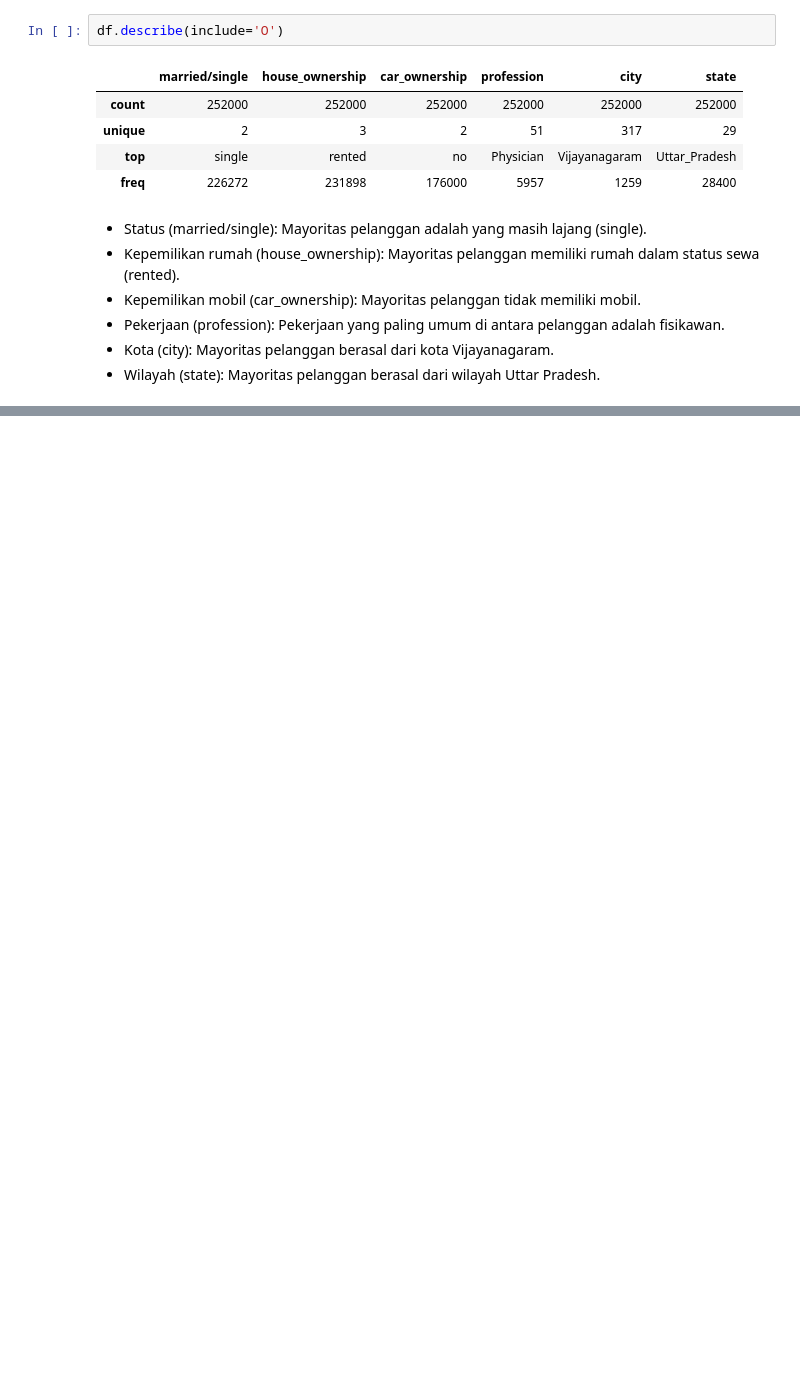
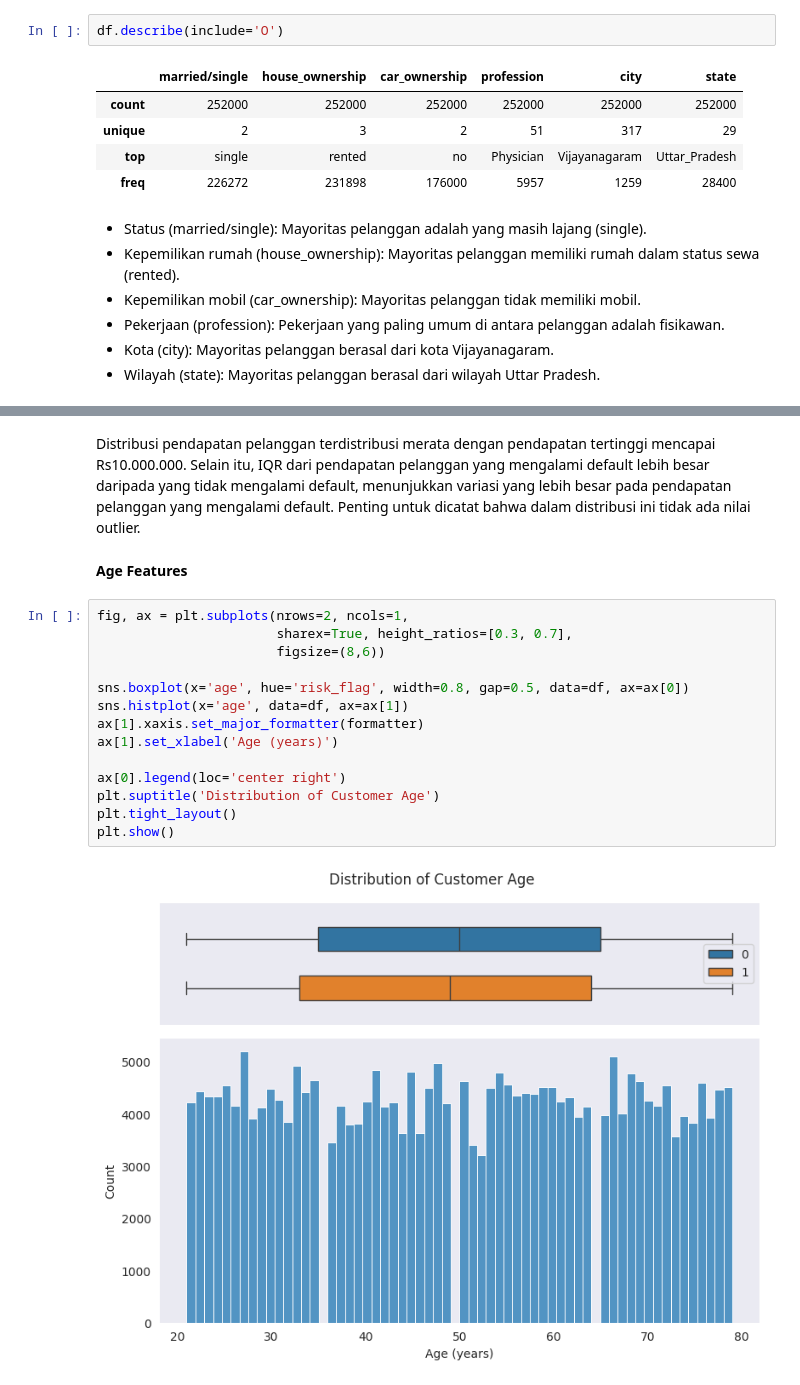
Before and after one commit to mfathul21/loan-prediction, a Jupyter notebook: Loan_Prediction_Based_on_Customers_Behaviour.ipynb, the cells around one changed output, grey strips where cells are left out. Saved outputs shown, nothing was run; the diff lists cells and outputs as text; blank space fills up the shorter version.

```diff
--- a/Loan_Prediction_Based_on_Customers_Behaviour.ipynb
+++ b/Loan_Prediction_Based_on_Customers_Behaviour.ipynb
@@ -308,0 +259,20 @@ plt.show()
+# %% [markdown]
+Distribusi pendapatan pelanggan terdistribusi merata dengan pendapatan tertinggi mencapai Rs10.000.000. Selain itu, IQR dari pendapatan pelanggan yang mengalami default lebih besar daripada yang tidak mengalami default, menunjukkan variasi yang lebih besar pada pendapatan pelanggan yang mengalami default. Penting untuk dicatat bahwa dalam distribusi ini tidak ada nilai outlier.
+# %% [markdown]
+**Age Features**
+# %%
+fig, ax = plt.subplots(nrows=2, ncols=1,
+                       sharex=True, height_ratios=[0.3, 0.7],
+                       figsize=(8,6))
+
+sns.boxplot(x='age', hue='risk_flag', width=0.8, gap=0.5, data=df, ax=ax[0])
+sns.histplot(x='age', data=df, ax=ax[1])
+ax[1].xaxis.set_major_formatter(formatter)
+ax[1].set_xlabel('Age (years)')
+
+ax[0].legend(loc='center right')
+plt.suptitle('Distribution of Customer Age')
+plt.tight_layout()
+plt.show()
+# %% [output]
+[figure, added]
```
Also changed, not shown: parts of 99 cells of this notebook.
